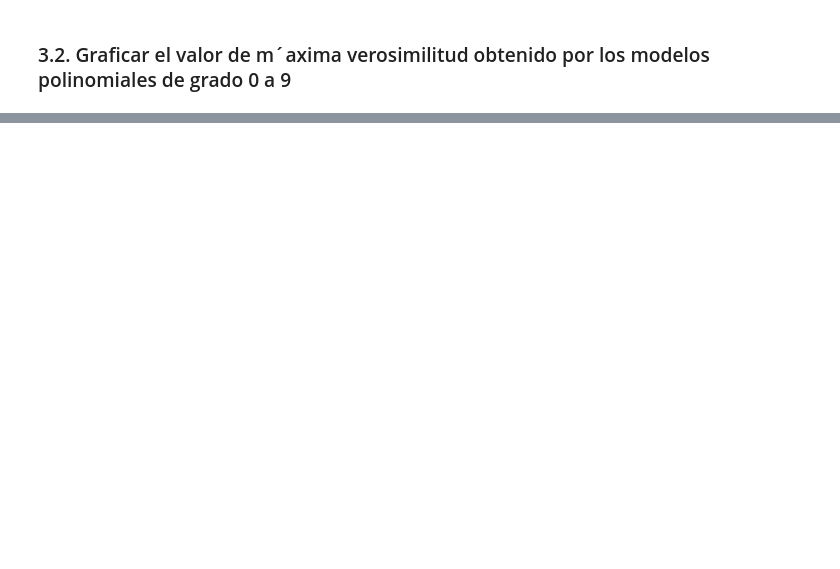
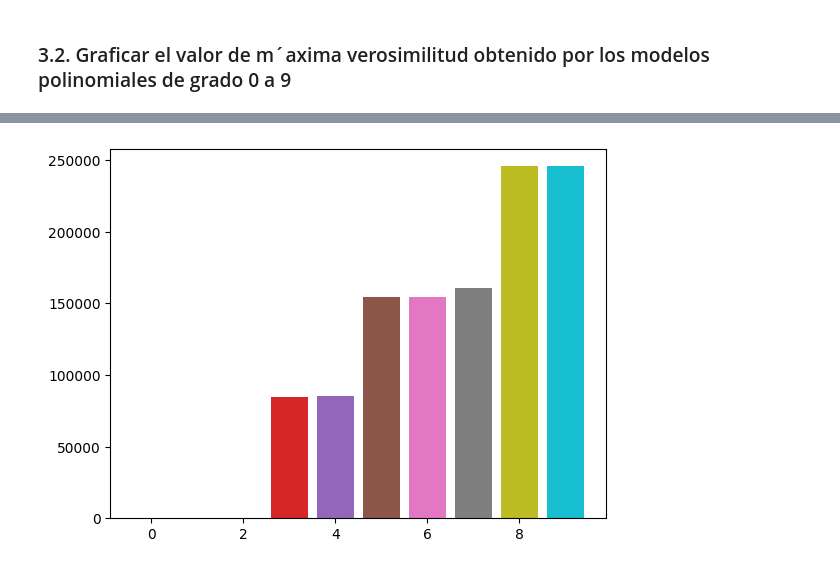
Before and after one commit to ulrich-marcelo/Inferencia-Bayesiana-Causal, a Jupyter notebook: Practicas/Unidad 1/guia1.ipynb, the cells around one changed output, grey strips where cells are left out. Drawn from its saved outputs; the diff is of its cells as text; code cells hidden in the pictures; blank space fills up the shorter version.

```diff
--- a/Practicas/Unidad 1/guia1.ipynb
+++ b/Practicas/Unidad 1/guia1.ipynb
@@ -412,0 +427,5 @@ TypeError: sum() takes at least 1 positional argument (0 given)
+# %%
+for i in range(10):
+    plt.bar(i,modeloLineal.likelihood(np.array(params[i].params),y_datos,x_predicciones[i]))
+# %% [output]
+[figure, added]
```
Also changed, not shown: parts of 27 cells of this notebook.
